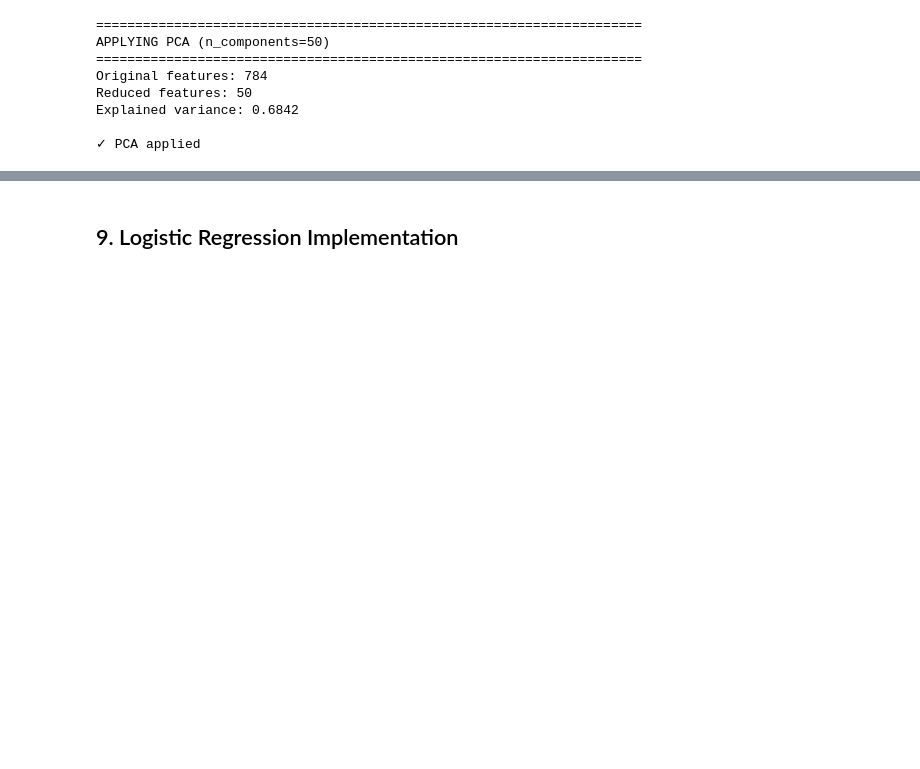
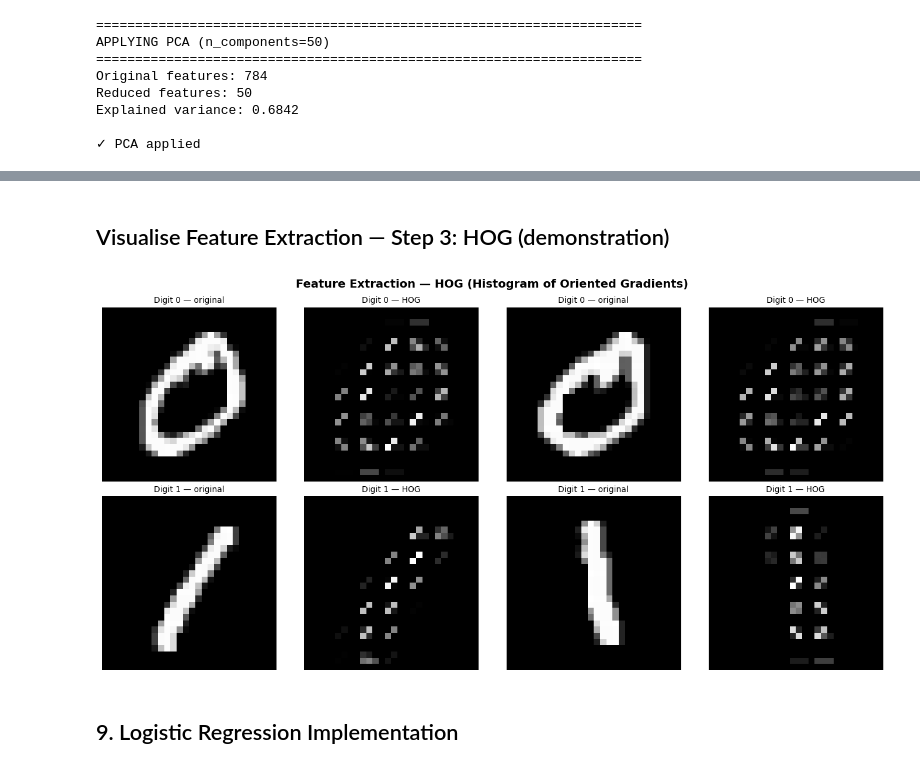
Before and after one commit to AhmedNaguib01/Machine-Learning-MNIST, a Jupyter notebook: notebooks/01_logistic_regression_complete.ipynb, the cells around one changed output, grey strips where cells are left out. Saved outputs shown, nothing was run; the diff lists cells and outputs as text; code cells hidden in the pictures; blank space fills up the shorter version.

```diff
--- a/notebooks/01_logistic_regression_complete.ipynb
+++ b/notebooks/01_logistic_regression_complete.ipynb
@@ -222,3 +333,44 @@ Explained variance: 0.6842
+# %% [markdown]
+## Visualise Feature Extraction — Step 3: HOG (demonstration)
+# %%
+# ── HOG feature visualisation (demonstration) ────────────────────────
+# HOG is not used in this pipeline but is shown here for comparison.
+try:
+    from skimage.feature import hog
+
+    fig, axes = plt.subplots(2, 4, figsize=(14, 7))
+    class0_idx = np.where(y_train_binary == 0)[0]
+    class1_idx = np.where(y_train_binary == 1)[0]
+
+    for col, idx in enumerate([class0_idx[0], class0_idx[1]]):
+        img = X_train_filtered[idx].astype(np.float64)
+        _, hog_img = hog(img, orientations=9, pixels_per_cell=(4, 4),
+                         cells_per_block=(2, 2), visualize=True)
+        axes[0, col*2].imshow(img, cmap='gray')
+        axes[0, col*2].set_title(f'Digit {DIGIT_A} — original', fontsize=10)
+        axes[0, col*2].axis('off')
+        axes[0, col*2+1].imshow(hog_img, cmap='gray')
+        axes[0, col*2+1].set_title(f'Digit {DIGIT_A} — HOG', fontsize=10)
+        axes[0, col*2+1].axis('off')
+
+    for col, idx in enumerate([class1_idx[0], class1_idx[1]]):
+        img = X_train_filtered[idx].astype(np.float64)
+        _, hog_img = hog(img, orientations=9, pixels_per_cell=(4, 4),
+                         cells_per_block=(2, 2), visualize=True)
+        axes[1, col*2].imshow(img, cmap='gray')
+        axes[1, col*2].set_title(f'Digit {DIGIT_B} — original', fontsize=10)
+        axes[1, col*2].axis('off')
+        axes[1, col*2+1].imshow(hog_img, cmap='gray')
+        axes[1, col*2+1].set_title(f'Digit {DIGIT_B} — HOG', fontsize=10)
+        axes[1, col*2+1].axis('off')
+
+    plt.suptitle('Feature Extraction — HOG (Histogram of Oriented Gradients)',
+                 fontsize=14, fontweight='bold')
+    plt.tight_layout(); plt.show()
+except ImportError:
+    print("⚠ scikit-image is not installed. Run: pip install scikit-image")
+# %% [output]
+[figure, added]
 # %% [markdown]
 ## 9. Logistic Regression Implementation
 # %%
```
Also changed, not shown: parts of 8 cells of this notebook, 3 other files.
